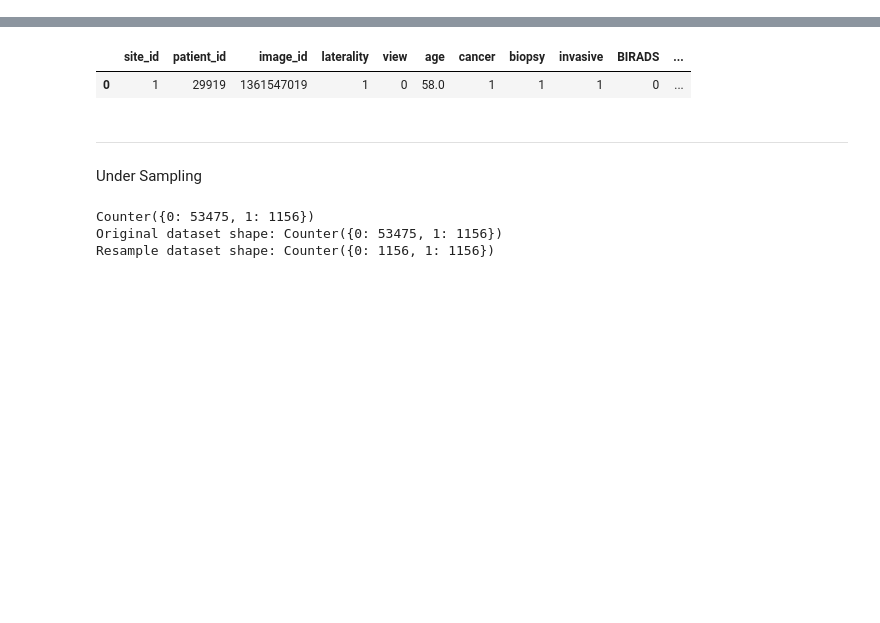
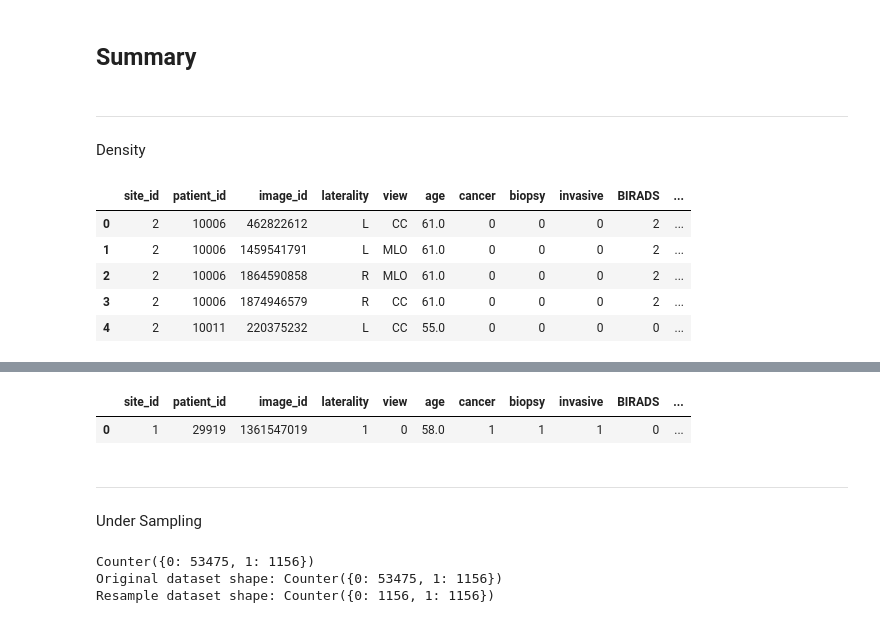
Before and after one commit to BekzodTolipov/RSNA-Screening-Mammography-Breast-Cancer-Detection, a Jupyter notebook: src/02_preprocessing/preprocessing.ipynb, the cells around one changed output, grey strips where cells are left out. Cells and saved outputs as stored; diff of their text form; code cells hidden in the pictures; blank space fills up the shorter version.

Commit message:
Created density and cancer prediction models

```diff
--- a/src/02_preprocessing/preprocessing.ipynb
+++ b/src/02_preprocessing/preprocessing.ipynb
@@ -1 +1,3 @@
+# %% [markdown]
+## Summary
 # %%
@@ -7,0 +16,14 @@ import seaborn as sns
+# %% [markdown]
+----
+Density
+# %%
+# Import density related dataframe
+df = pd.read_csv('../../data/density_train_df.csv')
+df.head()
+# %% [output]
+|  | site_id | patient_id | image_id | laterality | view | age | cancer | biopsy | invasive | BIRADS | ... |
+| 0 | 2 | 10006 | 462822612 | L | CC | 61.0 | 0 | 0 | 0 | 2 | ... |
+| 1 | 2 | 10006 | 1459541791 | L | MLO | 61.0 | 0 | 0 | 0 | 2 | ... |
+| 2 | 2 | 10006 | 1864590858 | R | MLO | 61.0 | 0 | 0 | 0 | 2 | ... |
+| 3 | 2 | 10006 | 1874946579 | R | CC | 61.0 | 0 | 0 | 0 | 2 | ... |
+| 4 | 2 | 10011 | 220375232 | L | CC | 55.0 | 0 | 0 | 0 | 0 | ... |
```
Also changed, not shown: parts of 25 cells of this notebook, 19 other files.
